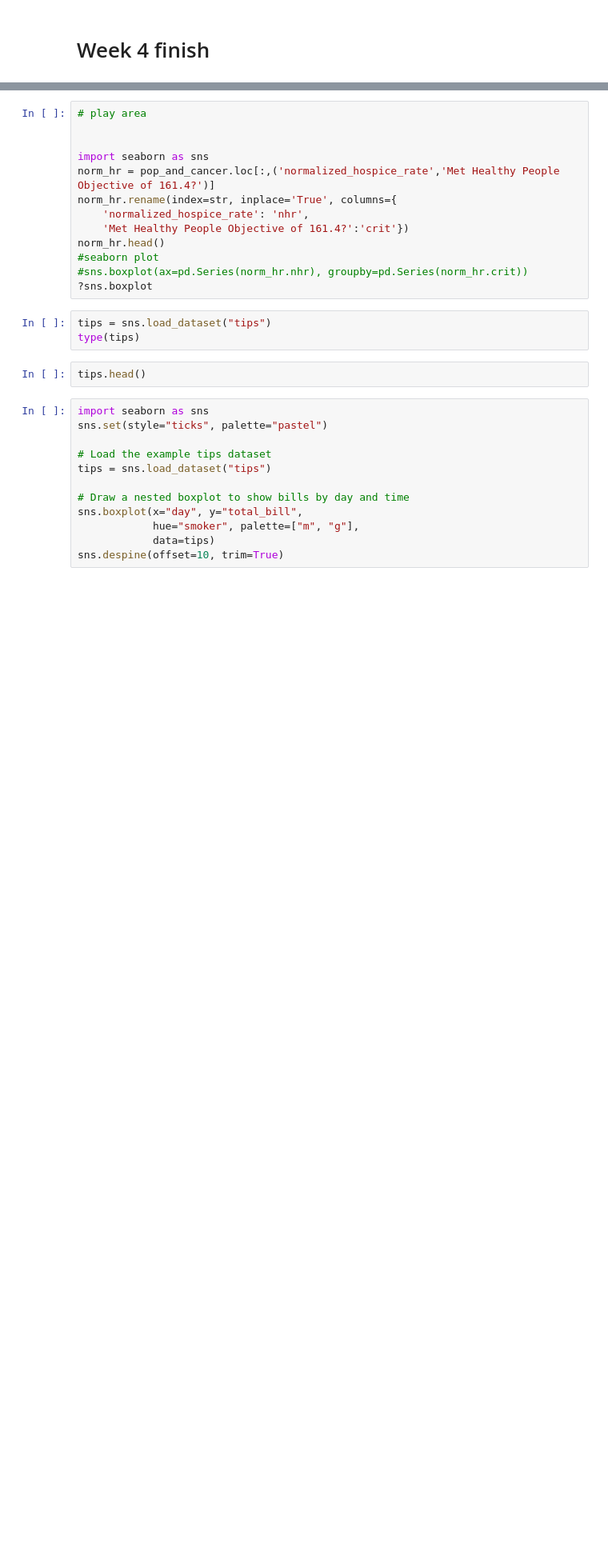
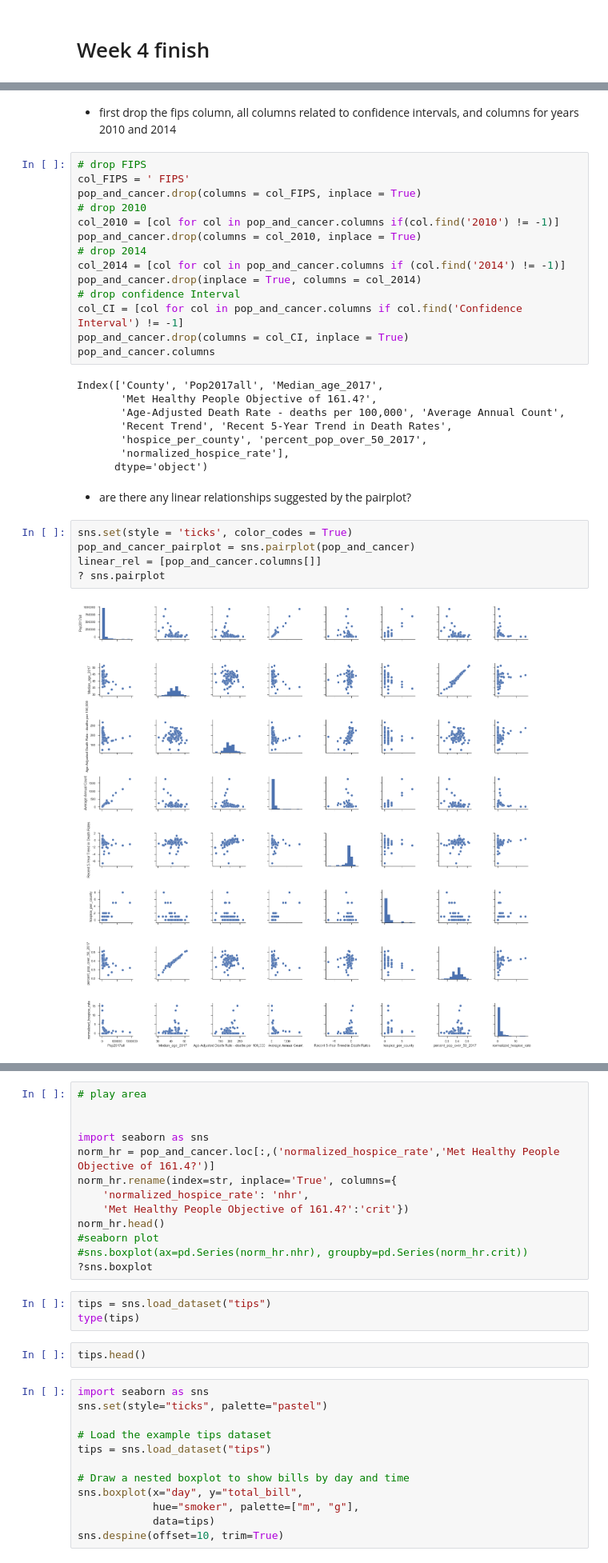
Before and after one commit to vjanve/vanderbilt-aspire-data-essentials, a Jupyter notebook: DataScience_essentials_week1_to_4_vj.ipynb, the cells around one changed output, grey strips where cells are left out. Shown at 80% size. Cells and saved outputs as stored; diff of their text form; blank space fills up the shorter version.

```diff
--- a/DataScience_essentials_week1_to_4_vj.ipynb
+++ b/DataScience_essentials_week1_to_4_vj.ipynb
@@ -741,0 +776,33 @@ sns.boxplot(notch=True, y="normalized_hospice_rate",
+# %% [markdown]
+- first drop the fips column, all columns related to confidence intervals, and columns for years 2010 and 2014
+# %%
+# drop FIPS
+col_FIPS = ' FIPS'
+pop_and_cancer.drop(columns = col_FIPS, inplace = True)
+# drop 2010
+col_2010 = [col for col in pop_and_cancer.columns if(col.find('2010') != -1)]
+pop_and_cancer.drop(columns = col_2010, inplace = True)
+# drop 2014
+col_2014 = [col for col in pop_and_cancer.columns if (col.find('2014') != -1)]
+pop_and_cancer.drop(inplace = True, columns = col_2014)
+# drop confidence Interval
+col_CI = [col for col in pop_and_cancer.columns if col.find('Confidence Interval') != -1]
+pop_and_cancer.drop(columns = col_CI, inplace = True)
+pop_and_cancer.columns
+# %% [output]
+Index(['County', 'Pop2017all', 'Median_age_2017',
+       'Met Healthy People Objective of 161.4?',
+       'Age-Adjusted Death Rate - deaths per 100,000', 'Average Annual Count',
+       'Recent Trend', 'Recent 5-Year Trend in Death Rates',
+       'hospice_per_county', 'percent_pop_over_50_2017',
+       'normalized_hospice_rate'],
+      dtype='object')
+# %% [markdown]
+- are there any linear relationships suggested by the pairplot?
+# %%
+sns.set(style = 'ticks', color_codes = True)
+pop_and_cancer_pairplot = sns.pairplot(pop_and_cancer)
+linear_rel = [pop_and_cancer.columns[]]
+? sns.pairplot
+# %% [output]
+[figure, added]
```
Also changed, not shown: parts of 17 cells of this notebook.
